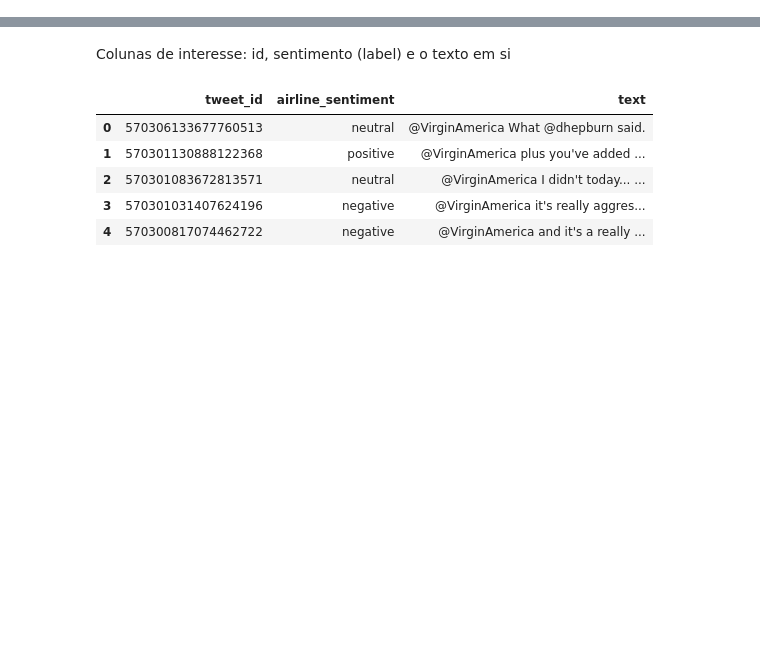
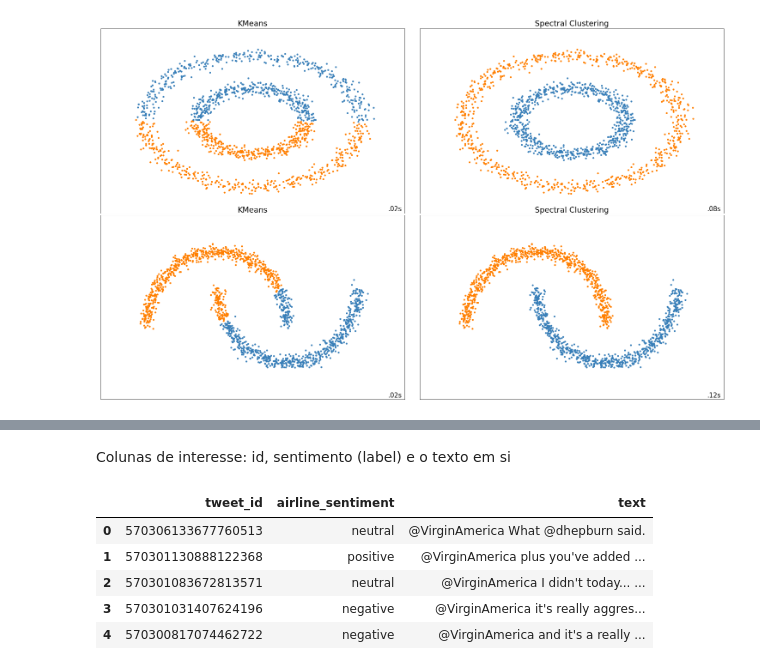
Before and after one commit to dumorgan/spectral_clustering, a Jupyter notebook: P2_alg_lin_twitter.ipynb, the cells around one changed output, grey strips where cells are left out. Drawn from its saved outputs; the diff is of its cells as text; code cells hidden in the pictures; blank space fills up the shorter version.

```diff
--- a/P2_alg_lin_twitter.ipynb
+++ b/P2_alg_lin_twitter.ipynb
@@ -11,0 +64,84 @@ from scipy.linalg import eig
+# %%
+n_samples = 1500
+noisy_circles = datasets.make_circles(n_samples=n_samples, factor=.5,
+                                      noise=.05)
+noisy_moons = datasets.make_moons(n_samples=n_samples, noise=.05)
+
+sets = [
+    (noisy_circles, {'n_clusters': 2}),
+    (noisy_moons, {'n_clusters': 2})
+    ]
+# ============
+# Set up cluster parameters
+# ============
+plt.figure(figsize=(9 * 2 + 3, 12.5))
+plt.subplots_adjust(left=.02, right=.98, bottom=.001, top=.96, wspace=.05,
+                    hspace=.01)
+
+plot_num = 1
+for i_dataset, (dataset, algo_params) in enumerate(sets):
+    X, y = dataset
+
+    # normalize dataset for easier parameter selection
+    X = StandardScaler().fit_transform(X)
+
+    # KMEANS PART
+    plt.subplot(len(sets), 2, plot_num)
+    plt.title("KMeans", size=18)
+    t0 = time.time()
+    kmeans = cluster.KMeans(n_clusters=algo_params['n_clusters'], n_jobs=-1)
+    y_pred = kmeans.fit_predict(X)
+    t1 = time.time()
+    colors = np.array(list(islice(cycle(['#377eb8', '#ff7f00', '#4daf4a',
+                                             '#f781bf', '#a65628', '#984ea3',
+                                             '#999999', '#e41a1c', '#dede00']),
+                                      int(max(y_pred) + 1))))
+    # add black color for outliers (if any)
+    colors = np.append(colors, ["#000000"])
+    plt.scatter(X[:, 0], X[:, 1], s=10, color=colors[y_pred])
+
+    plt.xlim(-2.5, 2.5)
+    plt.ylim(-2.5, 2.5)
+    plt.xticks(())
+    plt.yticks(())
+    plt.text(.99, .01, ('%.2fs' % (t1 - t0)).lstrip('0'),
+             transform=plt.gca().transAxes, size=15,
+             horizontalalignment='right')
+    plot_num += 1
+
+    #SPECTRAL CLUSTERING PART
+    plt.subplot(len(sets), 2, plot_num)
+    plt.title("Spectral Clustering", size=18)
+    t0 = time.time()
+    similarity_matrix = kneighbors_graph(
+        X, n_neighbors=10, include_self=True, mode='distance')
+
+    #spectral = cluster.SpectralClustering(n_clusters=algo_params['n_clusters'], affinity='nearest_neighbors')
+    #y_pred = cluster.SpectralClustering(similarity_matrix, num_clusters=algo_params['n_clusters'])
+    if i_dataset == 0:
+        similarity_matrix = kneighbors_graph(X, n_neighbors=80, metric='minkowski', include_self=True)
+    else:
+        similarity_matrix = kneighbors_graph(X, n_neighbors=155, metric='minkowski', include_self=True)
+    similarity_matrix = scipy.sparse.csr_matrix(similarity_matrix)
+    y_pred = unnormalized_spectral_clustering(similarity_matrix, algo_params['n_clusters'])
+    t1 = time.time()
+    colors = np.array(list(islice(cycle(['#377eb8', '#ff7f00', '#4daf4a',
+                                             '#f781bf', '#a65628', '#984ea3',
+                                             '#999999', '#e41a1c', '#dede00']),
+                                      int(max(y_pred) + 1))))
+    # add black color for outliers (if any)
+    colors = np.append(colors, ["#000000"])
+    plt.scatter(X[:, 0], X[:, 1], s=10, color=colors[y_pred])
+
+    plt.xlim(-2.5, 2.5)
+    plt.ylim(-2.5, 2.5)
+    plt.xticks(())
+    plt.yticks(())
+    plt.text(.99, .01, ('%.2fs' % (t1 - t0)).lstrip('0'),
+             transform=plt.gca().transAxes, size=15,
+             horizontalalignment='right')
+    plot_num += 1
+
+plt.show()
+# %% [output]
+[figure, added]
```
Also changed, not shown: parts of 44 cells of this notebook.
